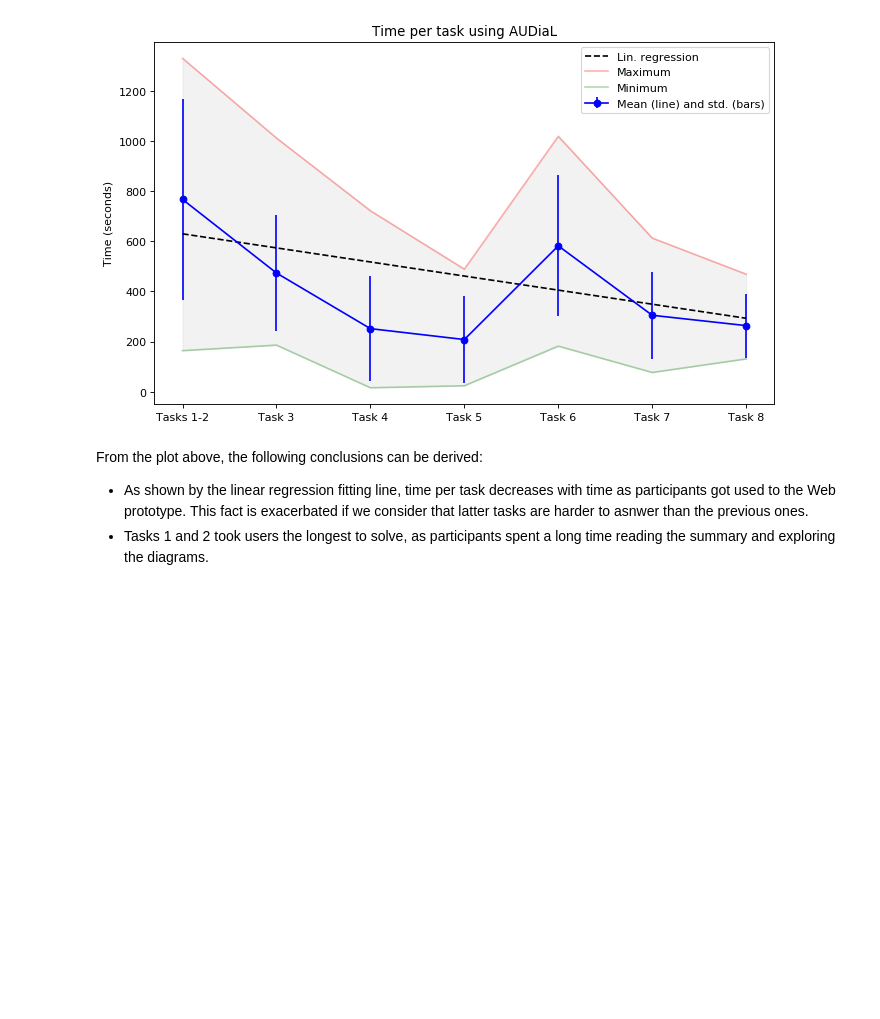
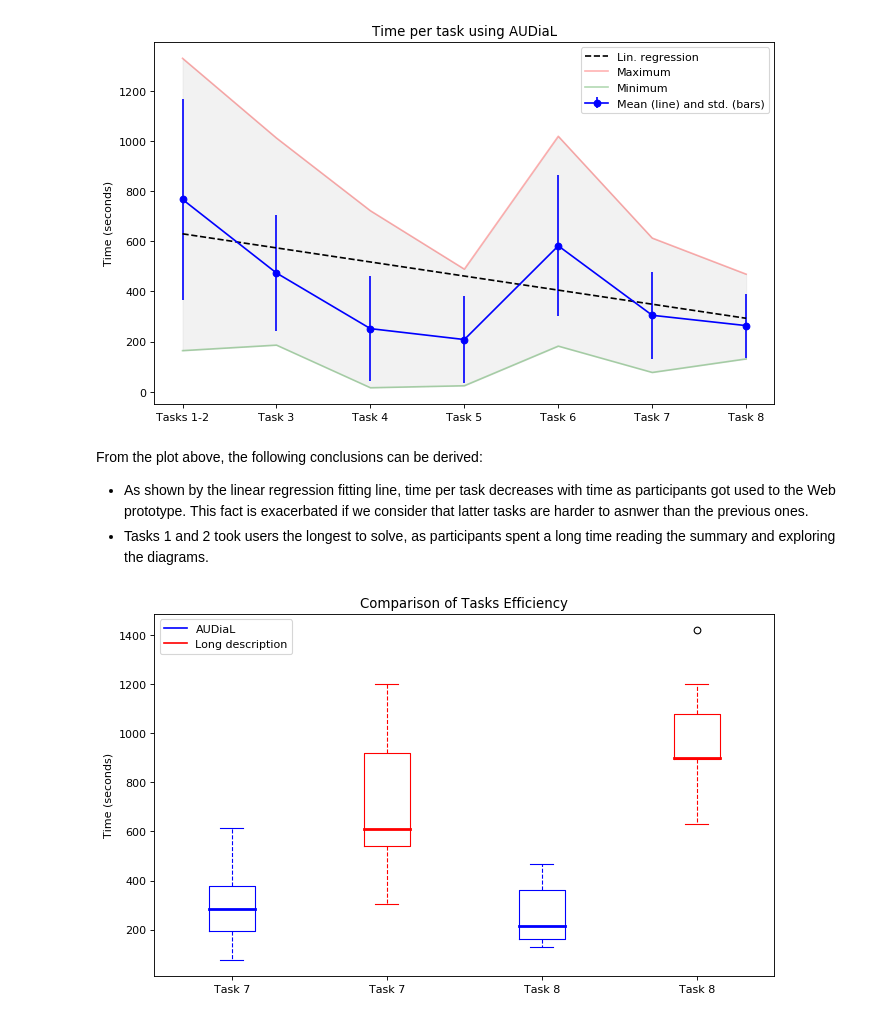
Before and after one commit to tomurillo/AUDiaL, a Jupyter notebook: docs/evaluation/evaluation_report.ipynb, the cells around one changed output. Saved outputs shown, nothing was run; the diff lists cells and outputs as text; code cells hidden in the pictures; blank space fills up the shorter version.

```diff
--- a/docs/evaluation/evaluation_report.ipynb
+++ b/docs/evaluation/evaluation_report.ipynb
@@ -125,24 +167,24 @@ Efficiency was measured by observing how long it took participants to complete t
 Because both the answers for *Task 1* and *Task 2* could be fetched from the diagram's summary, most participants required a very short time to complete *Task 2*. For this reasons, the times of *Task 1* and *Task 2* have been combined into a single timestamp in the following analysis.
 # %%
 # Collect statistics
-means, stds, maxs, mins, x_comb, t_comb = analyze_data('Dialogue__Time', combine_first=True)
+t_means, t_stds, t_maxs, t_mins, t_x_comb, t_comb = analyze_data('Dialogue__Time', combine_first=True)
 
 # Horizontal axis values (zero-indexed)
-x = np.arange(len(means))
+x = np.arange(len(t_means))
 
 # Linear regression of datapoints
-linfit = np.polyfit(x_comb, t_comb, 1)
+linfit = np.polyfit(t_x_comb, t_comb, 1)
 linfit_fn = np.poly1d(linfit)
 
 # Plot all
 xticks = ['Tasks 1-2']
-xticks.extend(['Task {}'.format(j) for j in range(3, len(means) + 2)])
+xticks.extend(['Task {}'.format(j) for j in range(3, len(t_means) + 2)])
 fig = plt.figure(figsize=(10, 6), dpi=80, facecolor='w', edgecolor='k')
-plt.errorbar(x, means, stds, linestyle='-', marker='o', color='b', label='Mean (line) and std. (bars)')
+plt.errorbar(x, t_means, t_stds, linestyle='-', marker='o', color='b', label='Mean (line) and std. (bars)')
 plt.plot(x, linfit_fn(x), '--k', label='Lin. regression')
-plt.plot(x, maxs, color='r', alpha=.3, label='Maximum')
-plt.fill_between(x, mins, maxs, color='silver', alpha=.2)
-plt.plot(x, mins, color='g', alpha=.3, label='Minimum')
+plt.plot(x, t_maxs, color='r', alpha=.3, label='Maximum')
+plt.fill_between(x, t_mins, t_maxs, color='silver', alpha=.2)
+plt.plot(x, t_mins, color='g', alpha=.3, label='Minimum')
 plt.xticks(x, xticks)
 plt.ylabel('Time (seconds)')
 plt.title('Time per task using AUDiaL')
@@ -156,3 +198,35 @@ From the plot above, the following conclusions can be derived:
     <li>As shown by the linear regression fitting line, time per task decreases with time as participants got used to the Web prototype. This fact is exacerbated if we consider that latter tasks are harder to asnwer than the previous ones.</li>
     <li>Tasks 1 and 2 took users the longest to solve, as participants spent a long time reading the summary and exploring the diagrams.</li>
 </ul>
+# %%
+#  Collect statistics for last two tasks in both modalities
+start = len(t_means)
+t_table_means, t_table_stds, t_table_maxs, t_table_mins, t_table_x_comb, t_table_comb = \
+    analyze_data('Table__Time', start=start)
+#  Plot all
+fig = plt.figure(figsize=(10, 6), dpi=80, facecolor='w', edgecolor='k')
+task_idx = np.unique(np.array(eff_table_x_comb))
+ticks = []
+times = [[], []]
+i = 0
+for task_i in task_idx:
+    times[i].append(np.array(t_comb)[np.where(np.array(t_x_comb) == task_i)])
+    times[i].append(np.array(t_table_comb)[np.where(np.array(t_table_x_comb) == task_i)])
+    ticks.append('Task {}'.format(task_i + 1))
+    i += 1
+times = np.array(times)
+labels = ['AUDiaL', 'Long description']
+colors = ['b', 'r']
+for i in range(len(times)):
+    pos = np.array(range(i, len(times[0])*len(times), len(times)))
+    bp = plt.boxplot(times[:, i].T, positions=pos)
+    set_box_color(bp, colors[i])
+    plt.plot([], c=colors[i], label=labels[i])
+plt.xticks(range(len(times)*len(times[0])), np.repeat(ticks, len(times)))
+plt.xlim(-0.5, len(times)*len(times[0])-0.5)
+plt.ylabel('Time (seconds)')
+plt.title('Comparison of Tasks Efficiency')
+plt.legend()
+plt.show()
+# %% [output]
+[figure, added]
```
Also changed, not shown: parts of 3 cells of this notebook, 1 other file.
